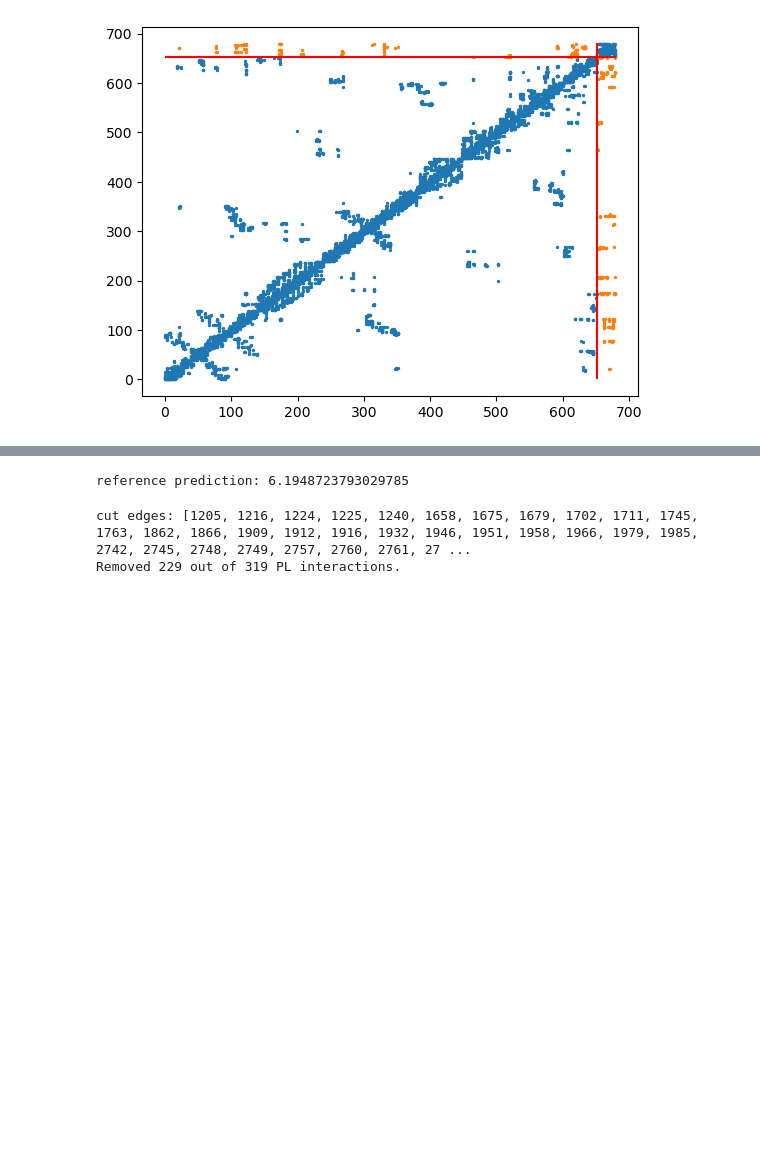
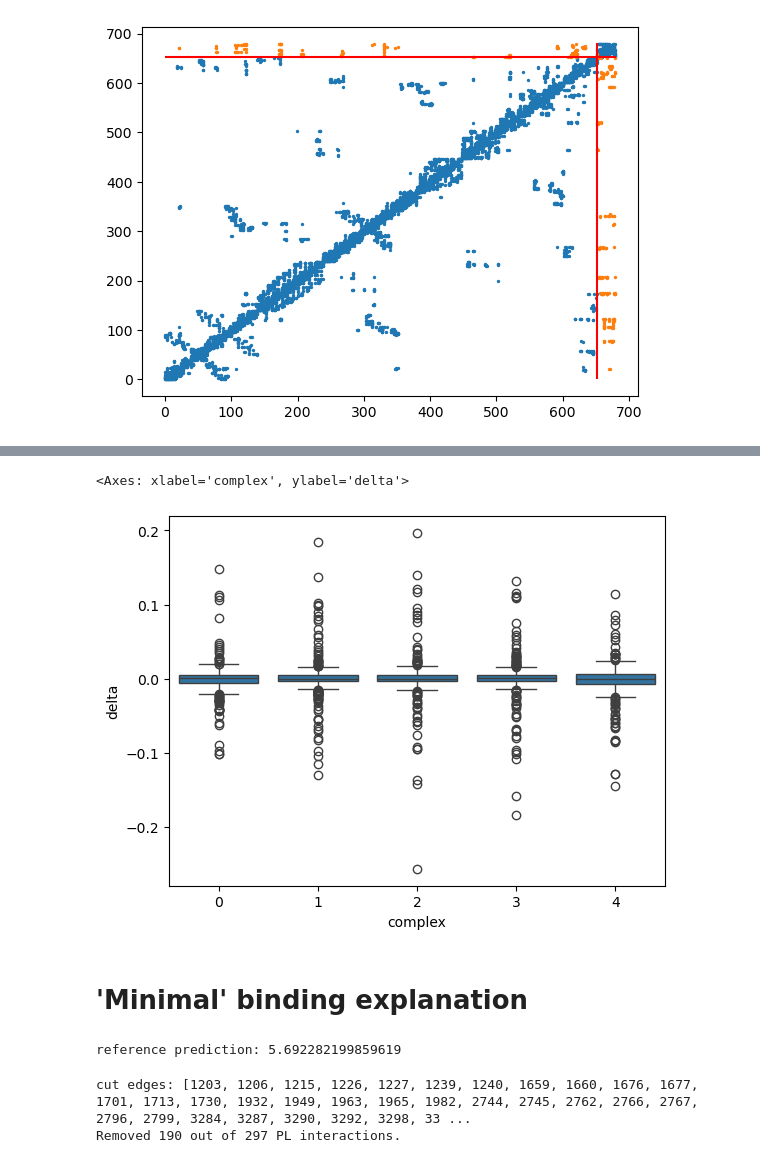
Before and after one commit to volkamerlab/kinodata-3D-affinity-prediction, a Jupyter notebook: examples/crocodoc.ipynb, the cells around one changed output, grey strips where cells are left out. Saved outputs shown, nothing was run; the diff lists cells and outputs as text; code cells hidden in the pictures; blank space fills up the shorter version.

Commit message:
general delta comparison plot

```diff
--- a/examples/crocodoc.ipynb
+++ b/examples/crocodoc.ipynb
@@ -141,5 +145,13 @@ plt.hlines(n_pocket, 0, n_complex, 'r')
 # %% [output]
 <matplotlib.collections.LineCollection at 0x...>
 [figure]
+# %%
+def get_pl_edges(cgnn_3d, data):
+    structural_interactions = cgnn_3d.interaction_module.interactions[1]
+    edges, _ = structural_interactions(data)
+    edge_in_pocket = edges < n_pocket
+    pl_edges = edge_in_pocket[0] ^ edge_in_pocket[1]
+    pl_edge_idcs = torch.where(pl_edges)[0]
+    return pl_edges, pl_edge_idcs
 # %%
-pl_edge_idcs = torch.where(pl_edges)[0]
+pl_edges, pl_edge_idcs = get_pl_edges(cgnn_3d, graf)
@@ -147,0 +160,26 @@ import tqdm
+# %%
+cgnn_3d.train(False)
+deltas = []
+pl_complex = []
+references = []
+
+with torch.no_grad():
+    for i in range(5):
+        print('complex', i)
+        graf = transform(data[i])
+        graf[NodeType.Complex].batch = torch.zeros(graf[NodeType.Complex].x.shape[0]).type(torch.int64)
+        structural_interactions.hacky_mask = None
+        edges, _ = structural_interactions(graf)
+        structural_interactions.hacky_mask = torch.ones(len(edges.T)).type(torch.bool)
+        pl_edges, pl_edge_idcs = get_pl_edges(cgnn_3d, graf)
+        with torch.no_grad():
+            reference_prediction = cgnn_3d(graf)
+            references.append(reference_prediction[0][0].item())
+            for candidate_edge in tqdm.tqdm(pl_edge_idcs):
+
+                # Compute change against reference prediction
+                structural_interactions.hacky_mask[candidate_edge] = False
+                deltas.append((reference_prediction - cgnn_3d(graf)[0]).item())
+                pl_complex.append(i)
+                structural_interactions.hacky_mask[candidate_edge] = True
+deltas = pd.DataFrame({'delta': deltas, 'complex': pl_complex})
@@ -148,3 +192,10 @@ import tqdm
+# %%
+sns.boxplot(deltas, x='complex', y='delta')
+# %% [output]
+<Axes: xlabel='complex', ylabel='delta'>
+[figure, added]
+# %% [markdown]
+# 'Minimal' binding explanation
 # %%
 with torch.no_grad():
     cut_edges = []
@@ -176,6 +227,6 @@ with torch.no_grad():
         print('cut edges:', cut_edges, 'current pred:', cur_prediction)
 print(f'Removed {len(cut_edges)} out of {len(pl_edge_idcs)} PL interactions.')
 # %% [output]
-reference prediction: 6.1948723793029785
+reference prediction: 5.692282199859619
-cut edges: [1205, 1216, 1224, 1225, 1240, 1658, 1675, 1679, 1702, 1711, 1745, 1763, 1862, 1866, 1909, 1912, 1916, 1932, 1946, 1951, 1958, 1966, 1979, 1985, 2742, 2745, 2748, 2749, 2757, 2760, 2761, 27 ...
-Removed 229 out of 319 PL interactions.
+cut edges: [1203, 1206, 1215, 1226, 1227, 1239, 1240, 1659, 1660, 1676, 1677, 1701, 1713, 1730, 1932, 1949, 1963, 1965, 1982, 2744, 2745, 2762, 2766, 2767, 2796, 2799, 3284, 3287, 3290, 3292, 3298, 33 ...
+Removed 190 out of 297 PL interactions.
```
Also changed, not shown: parts of 4 cells of this notebook.
